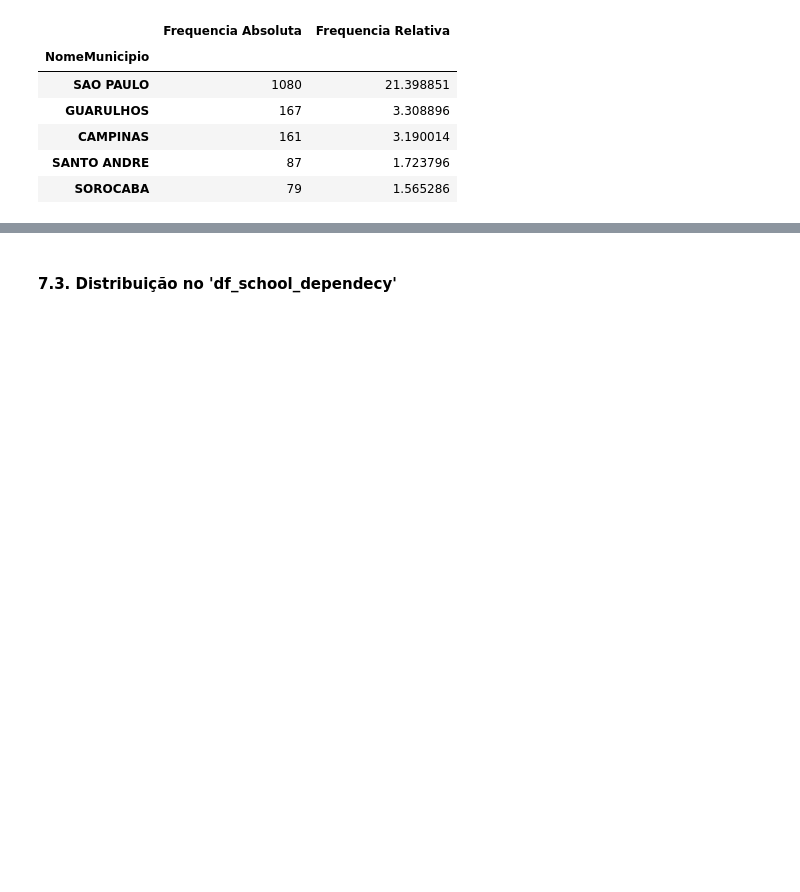
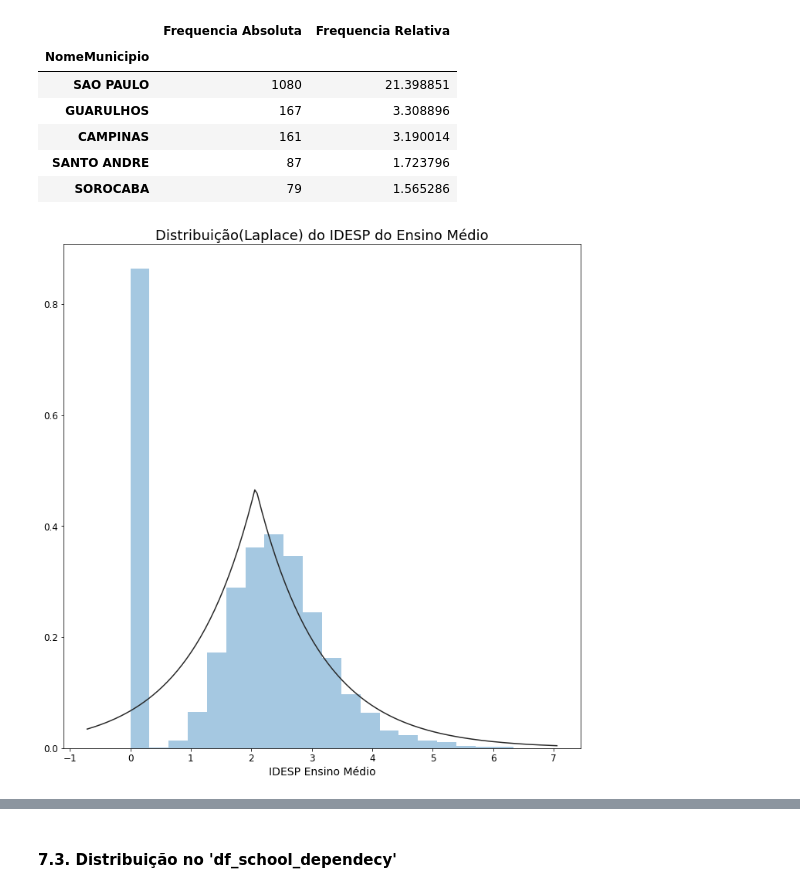
Before and after one commit to Joao-TheCosmosIsInfinite/FIA_TCC, a Jupyter notebook: notebooks/entrega2_Post12_joaoPaulo.ipynb, the cells around one changed output, grey strips where cells are left out. Drawn from its saved outputs; the diff is of its cells as text; code cells hidden in the pictures; blank space fills up the shorter version.

```diff
--- a/notebooks/entrega2_Post12_joaoPaulo.ipynb
+++ b/notebooks/entrega2_Post12_joaoPaulo.ipynb
@@ -1522,3 +1649,29 @@ df_freq_dist.head(5)
 | CAMPINAS | 161 | 3.190014 |
 | SANTO ANDRE | 87 | 1.723796 |
 | SOROCABA | 79 | 1.565286 |
+# %%
+## Tamanho da figura
+plt.figure(figsize=(12, 12))
+
+## Objeto referente a distribuição dos dados
+ax = sns.distplot(df_idesp_2019['ENSINO_MÉDIO'],
+             fit = stats.laplace,
+             kde = False)
+
+## Configuração das fontes dos ticks
+ax.tick_params(axis = 'both',
+               which = 'major',
+               labelsize = 12)
+
+## Texto eixo X
+plt.xlabel('IDESP Ensino Médio',
+           fontsize = 14)
+
+## Titulo
+plt.title('Distribuição(Laplace) do IDESP do Ensino Médio',
+          fontsize = 18)
+
+## Exibir
+plt.show()
+# %% [output]
+[figure, added]
```
Also changed, not shown: parts of 19 cells of this notebook, 26 other files.
